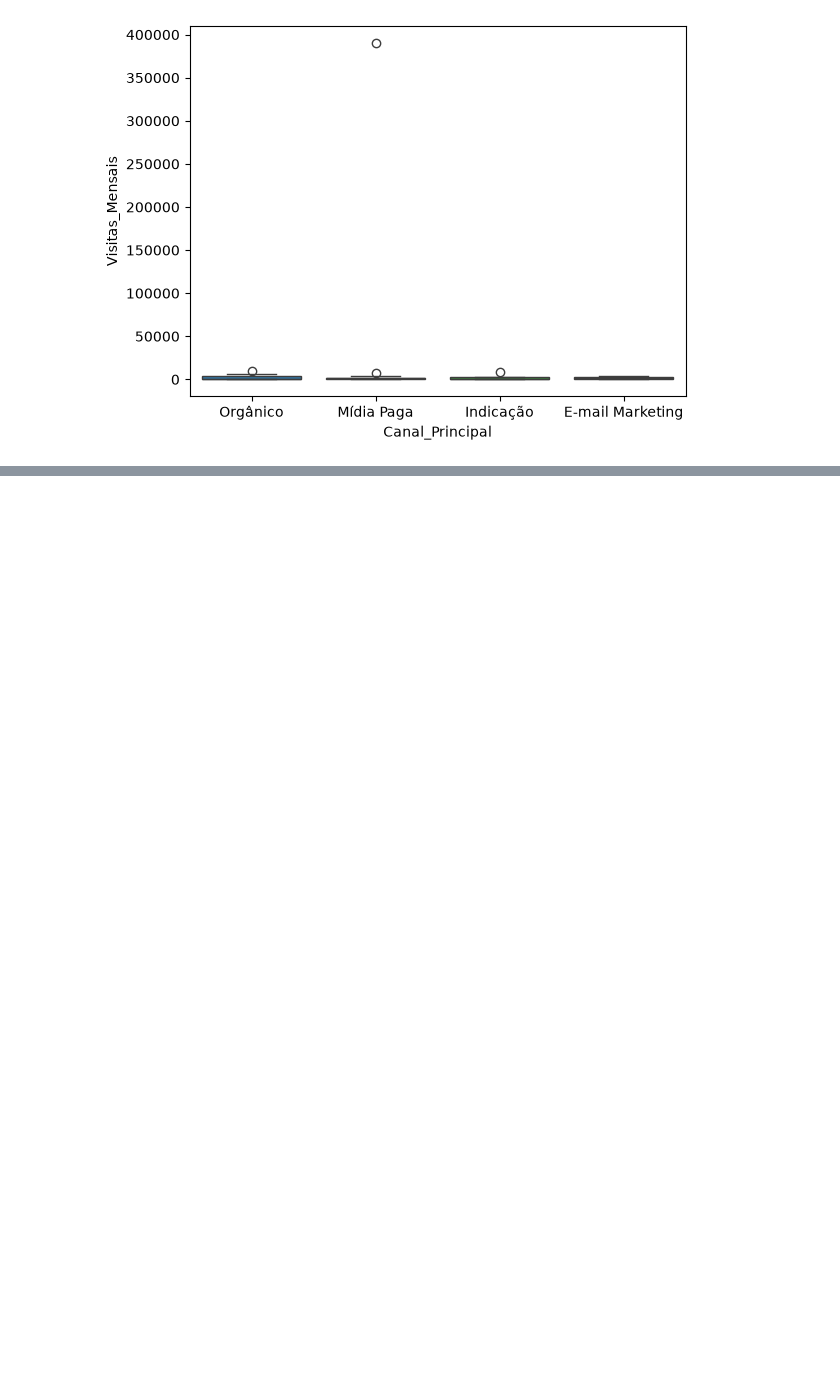
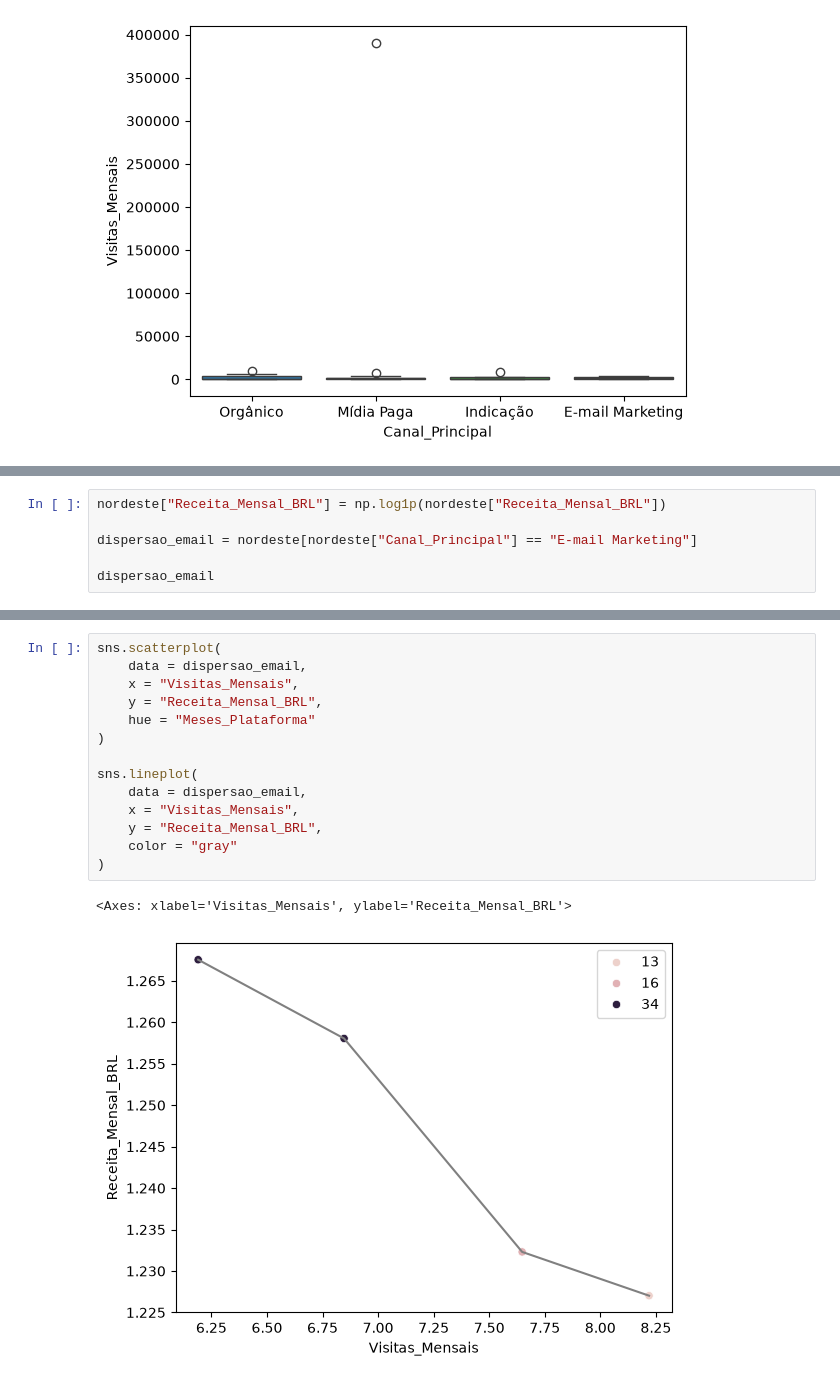
Before and after one commit to Fariu889/Data_Science_Senai, a Jupyter notebook: Logaritmico/Analise de dados.ipynb, the cells around one changed output, grey strips where cells are left out. Drawn from its saved outputs; the diff is of its cells as text; blank space fills up the shorter version.

```diff
--- a/Logaritmico/Analise de dados.ipynb
+++ b/Logaritmico/Analise de dados.ipynb
@@ -149,3 +128,9 @@ plt.xlabel("Canais")
 plt.show()
 # %% [output]
 [figure]
+# %%
+nordeste["Receita_Mensal_BRL"] = np.log1p(nordeste["Receita_Mensal_BRL"])
+
+dispersao_email = nordeste[nordeste["Canal_Principal"] == "E-mail Marketing"]
+
+dispersao_email
@@ -151,0 +143,17 @@ plt.show()
+# %%
+sns.scatterplot(
+    data = dispersao_email,
+    x = "Visitas_Mensais",
+    y = "Receita_Mensal_BRL",
+    hue = "Meses_Plataforma"
+)
+
+sns.lineplot(
+    data = dispersao_email,
+    x = "Visitas_Mensais",
+    y = "Receita_Mensal_BRL",
+    color = "gray"
+)
+# %% [output]
+<Axes: xlabel='Visitas_Mensais', ylabel='Receita_Mensal_BRL'>
+[figure, added]
```
Also changed, not shown: parts of 3 cells of this notebook.
